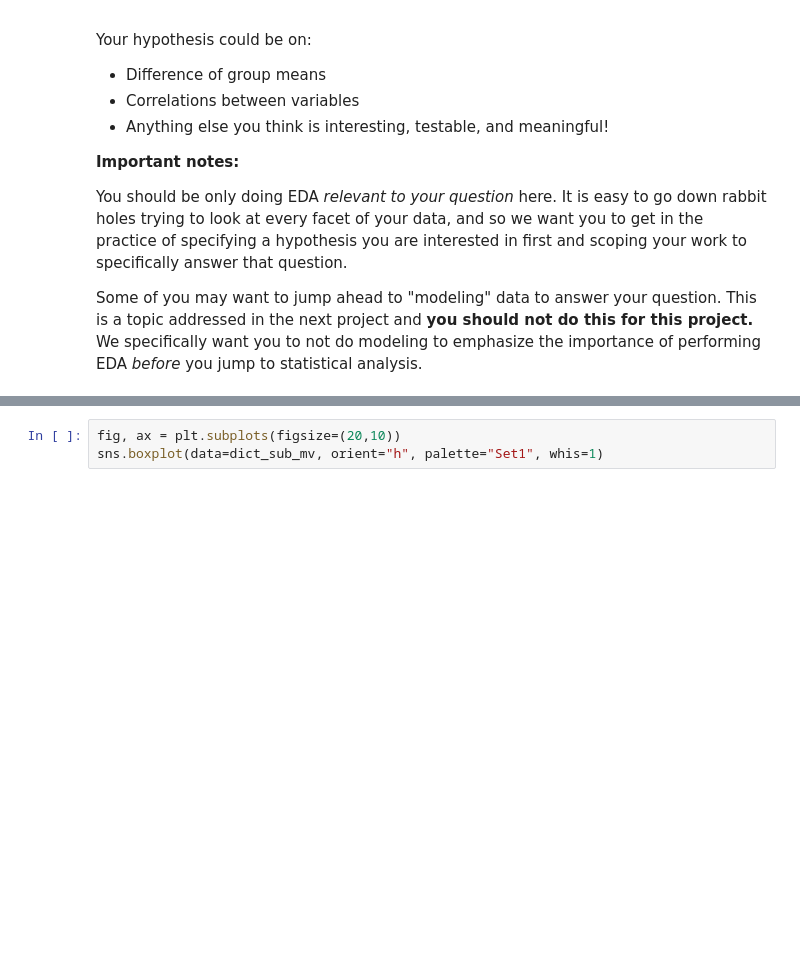
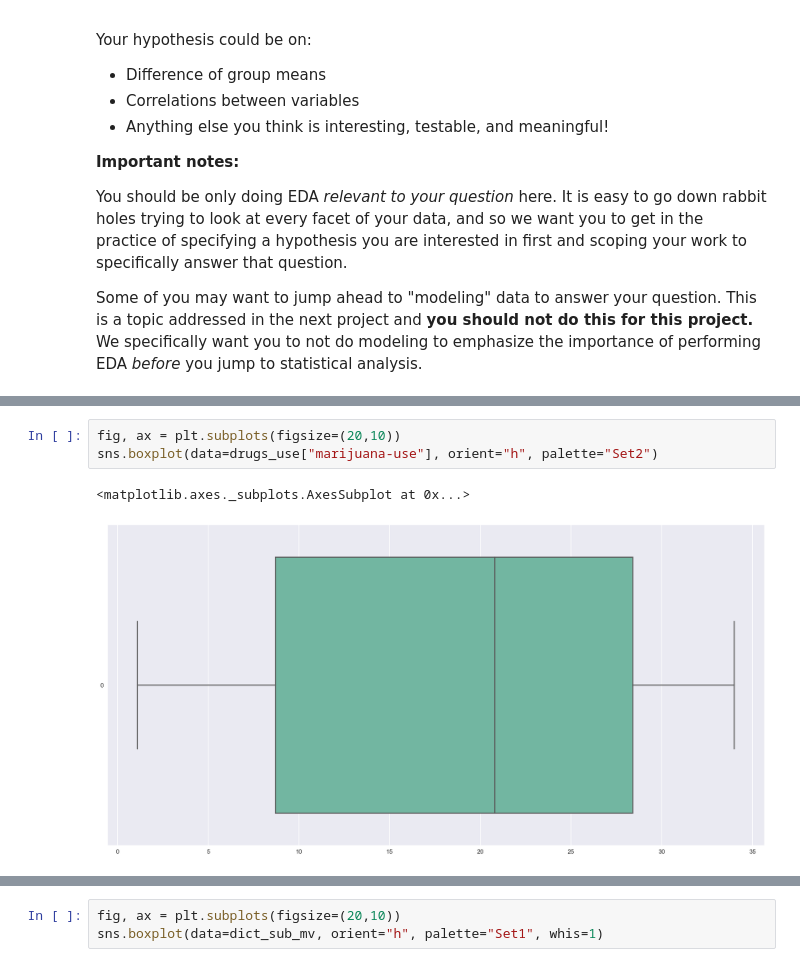
Before and after one commit to guangyic/project2, a Jupyter notebook: CHUA_Guangyi_Project2.ipynb, the cells around one changed output, grey strips where cells are left out. Cells and saved outputs as stored; diff of their text form; blank space fills up the shorter version.

```diff
--- a/CHUA_Guangyi_Project2.ipynb
+++ b/CHUA_Guangyi_Project2.ipynb
@@ -874,0 +879,6 @@ Some of you may want to jump ahead to "modeling" data to answer your question. T
+# %%
+fig, ax = plt.subplots(figsize=(20,10))
+sns.boxplot(data=drugs_use["marijuana-use"], orient="h", palette="Set2")
+# %% [output]
+<matplotlib.axes._subplots.AxesSubplot at 0x...>
+[figure, added]
```
Also changed, not shown: parts of 16 cells of this notebook.
